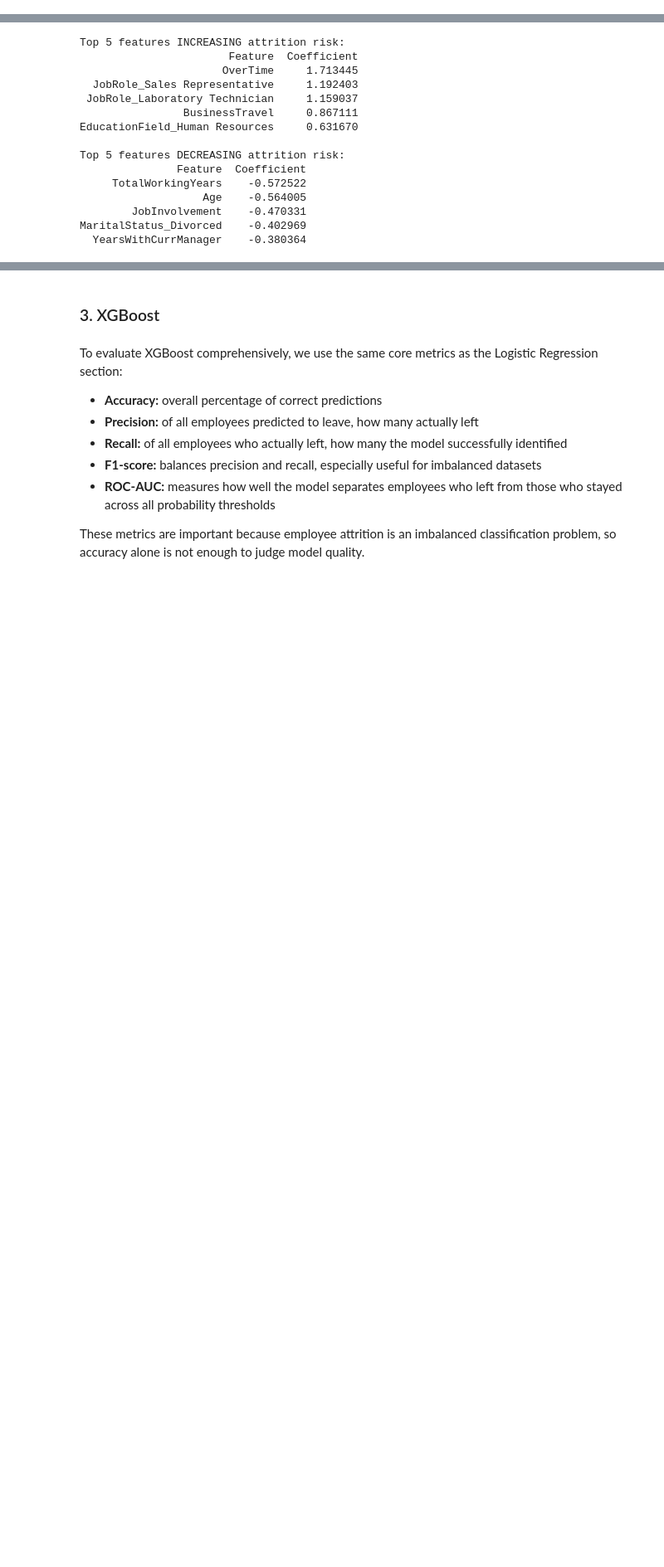
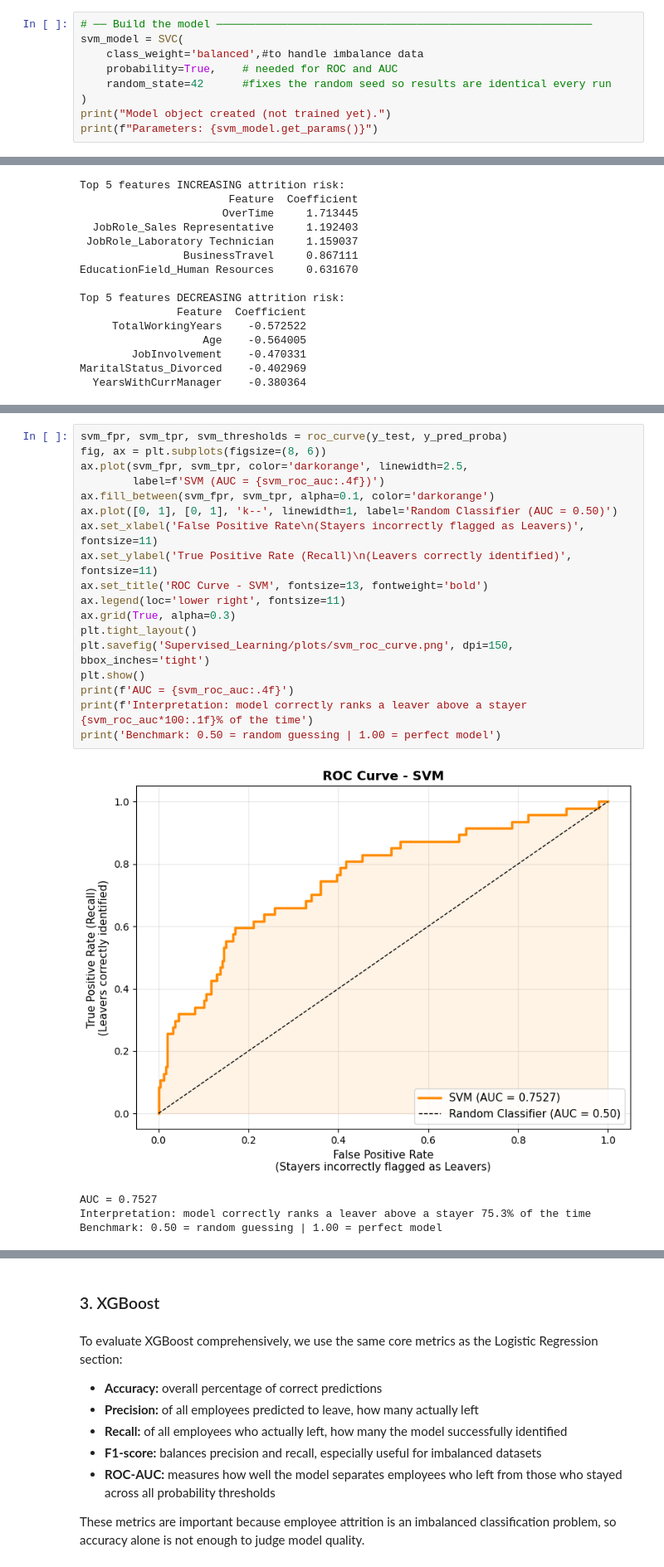
Before and after one commit to K0alaxy/SWE485-G2-Phase1, a Jupyter notebook: Phase1_Supervised_Learning.ipynb, the cells around one changed output, grey strips where cells are left out. Shown at 83% size. Drawn from its saved outputs; the diff is of its cells as text; blank space fills up the shorter version.

```diff
--- a/Phase1_Supervised_Learning.ipynb
+++ b/Phase1_Supervised_Learning.ipynb
@@ -423,0 +480,9 @@ A model that predicts everyone stays gets 83.9% accuracy trivially.
+# %%
+# ── Build the model ──────────────────────────────────────────────────────────
+svm_model = SVC(
+    class_weight='balanced',#to handle imbalance data
+    probability=True,    # needed for ROC and AUC
+    random_state=42      #fixes the random seed so results are identical every run
+)
+print("Model object created (not trained yet).")
+print(f"Parameters: {svm_model.get_params()}")
@@ -1137,0 +1667,23 @@ MaritalStatus_Divorced    -0.402969
+# %%
+svm_fpr, svm_tpr, svm_thresholds = roc_curve(y_test, y_pred_proba)
+fig, ax = plt.subplots(figsize=(8, 6))
+ax.plot(svm_fpr, svm_tpr, color='darkorange', linewidth=2.5,
+        label=f'SVM (AUC = {svm_roc_auc:.4f})')
+ax.fill_between(svm_fpr, svm_tpr, alpha=0.1, color='darkorange')
+ax.plot([0, 1], [0, 1], 'k--', linewidth=1, label='Random Classifier (AUC = 0.50)')
+ax.set_xlabel('False Positive Rate\n(Stayers incorrectly flagged as Leavers)', fontsize=11)
+ax.set_ylabel('True Positive Rate (Recall)\n(Leavers correctly identified)', fontsize=11)
+ax.set_title('ROC Curve - SVM', fontsize=13, fontweight='bold')
+ax.legend(loc='lower right', fontsize=11)
+ax.grid(True, alpha=0.3)
+plt.tight_layout()
+plt.savefig('Supervised_Learning/plots/svm_roc_curve.png', dpi=150, bbox_inches='tight')
+plt.show()
+print(f'AUC = {svm_roc_auc:.4f}')
+print(f'Interpretation: model correctly ranks a leaver above a stayer {svm_roc_auc*100:.1f}% of the time')
+print('Benchmark: 0.50 = random guessing | 1.00 = perfect model')
+# %% [output]
+[figure, added]
+AUC = 0.7527
+Interpretation: model correctly ranks a leaver above a stayer 75.3% of the time
+Benchmark: 0.50 = random guessing | 1.00 = perfect model
```
Also changed, not shown: parts of 28 cells of this notebook.
